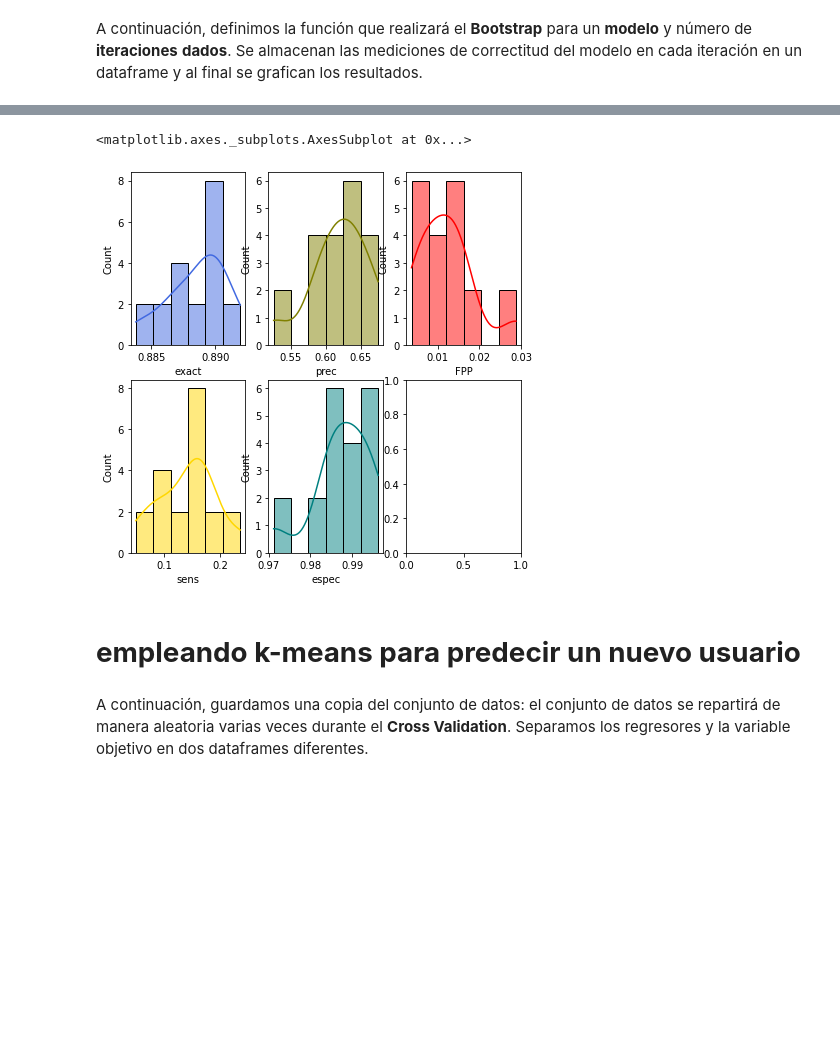
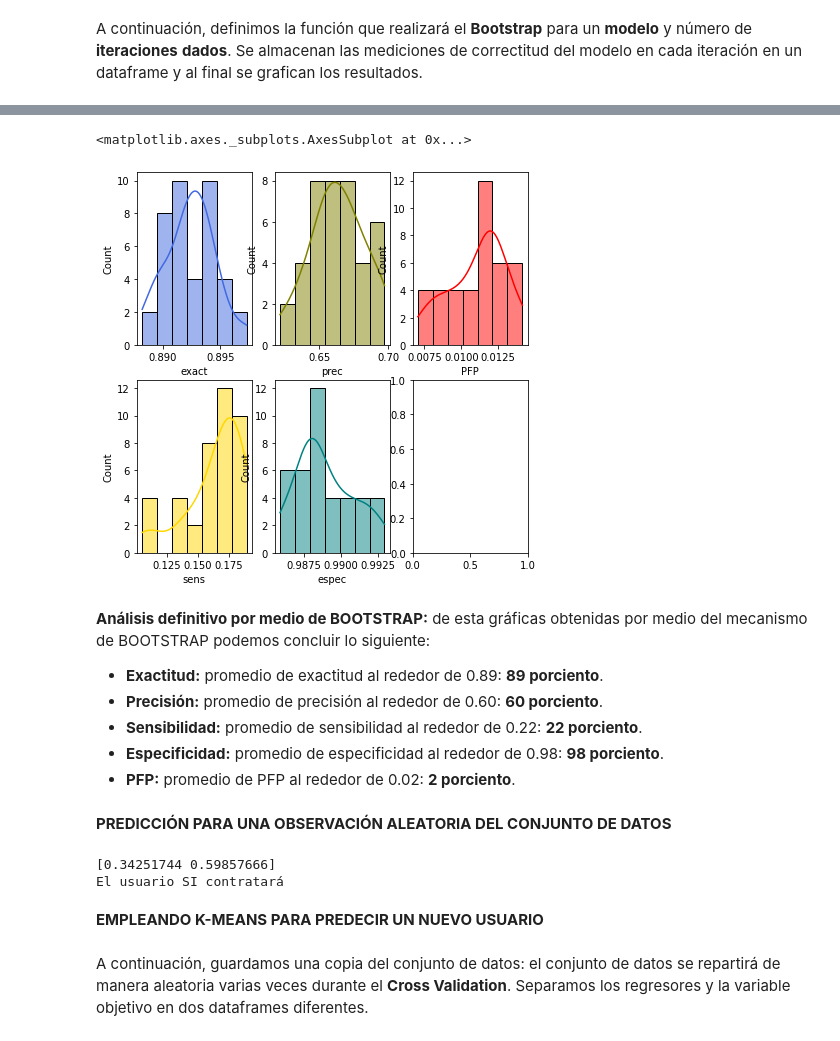
Before and after one commit to estebanhernandezr/Entregas-Semanales, a Jupyter notebook: AndreyEsteban_LizarazoHernandez_proyecto4.ipynb, the cells around one changed output, grey strips where cells are left out. Cells and saved outputs as stored; diff of their text form; code cells hidden in the pictures; blank space fills up the shorter version.

```diff
--- a/AndreyEsteban_LizarazoHernandez_proyecto4.ipynb
+++ b/AndreyEsteban_LizarazoHernandez_proyecto4.ipynb
@@ -577,6 +577,13 @@ def model_bootstrap(modelo, n_iterations):
     for i in range(n_iterations):
         train = resample(marketing_campaign_info_copy2, replace=True, n_samples=(marketing_campaign_info_copy2.shape[0]))
         test = marketing_campaign_info_copy2[~marketing_campaign_info_copy2.index.isin(train.index)]
+
+        train_no = train[train['y'] == 0]
+
+        train_si = train[train['y'] == 1]
+        train_no_concat = train_no.iloc[0 : train_si.shape[0]]
+
+        df_def = pd.concat([train_si, train_no_concat], axis=0)
 
         X_train_local = train.loc[:, df_def.columns != 'y']
         y_train_local = train.iloc[:, df_def.columns == 'y']
@@ -610,13 +617,13 @@ def model_bootstrap(modelo, n_iterations):
             'prec': precision,
             'sens': sensibilidad,
             'espec': especificidad,
-            'FPP': PFP
+            'PFP': PFP
         }, index = [i])
 
         bootstrapped_stats = pd.concat(objs=[bootstrapped_stats, bootstrapped_stats_i])
     return bootstrapped_stats
 # %%
-n = 10
+n = 20
 
 bootstrapped_res = model_bootstrap(network2, n)
 fig, axes = plt.subplots(2, 3, figsize=(7, 7))
@@ -624,5 +631,5 @@ sns.histplot(bootstrapped_res["exact"], color="royalblue", ax=axes[0, 0], kde=Tr
 sns.histplot(bootstrapped_res["prec"], color="olive", ax=axes[0, 1], kde=True)
 sns.histplot(bootstrapped_res["sens"], color="gold", ax=axes[1, 0], kde=True)
 sns.histplot(bootstrapped_res["espec"], color="teal", ax=axes[1, 1], kde=True)
-sns.histplot(bootstrapped_res["FPP"], color="red", ax=axes[0, 2], kde=True)
+sns.histplot(bootstrapped_res["PFP"], color="red", ax=axes[0, 2], kde=True)
 # %% [output]
@@ -649,7 +653,27 @@ sns.histplot(bootstrapped_res["FPP"], color="red", ax=axes[0, 2], kde=True)
 <matplotlib.axes._subplots.AxesSubplot at 0x...>
-[figure, old version]
+[figure, new version]
-# %% [markdown]
-# **empleando k-means para predecir un nuevo usuario**
+# %% [markdown]
+**Análisis definitivo por medio de BOOTSTRAP:** de esta gráficas obtenidas por medio del mecanismo de BOOTSTRAP podemos concluir lo siguiente:
+
+*   **Exactitud:** promedio de exactitud al rededor de 0.89: **89 porciento**.
+*   **Precisión:** promedio de precisión al rededor de 0.60: **60 porciento**.
+*   **Sensibilidad:** promedio de sensibilidad al rededor de 0.22: **22 porciento**.
+*   **Especificidad:** promedio de especificidad al rededor de 0.98: **98 porciento**.
+*   **PFP:** promedio de PFP al rededor de 0.02: **2 porciento**.
+# %% [markdown]
+**PREDICCIÓN PARA UNA OBSERVACIÓN ALEATORIA DEL CONJUNTO DE DATOS**
+# %%
+res = network2.predict(X_test_def2.iloc[np.random.randint(X_test_def2.shape[0], size=1)])[0]
+print(res)
+if (res[0] > res[1]):
+    print("El usuario NO contratará")
+else:
+    print("El usuario SI contratará")
+# %% [output]
+[0.34251744 0.59857666]
+El usuario SI contratará
+# %% [markdown]
+**EMPLEANDO K-MEANS PARA PREDECIR UN NUEVO USUARIO**
 # %% [markdown]
 A continuación, guardamos una copia del conjunto de datos: el conjunto de datos se repartirá de manera aleatoria varias veces durante el **Cross Validation**. Separamos los regresores y la variable objetivo en dos dataframes diferentes.
 # %%
```
Also changed, not shown: parts of 6 cells of this notebook.
